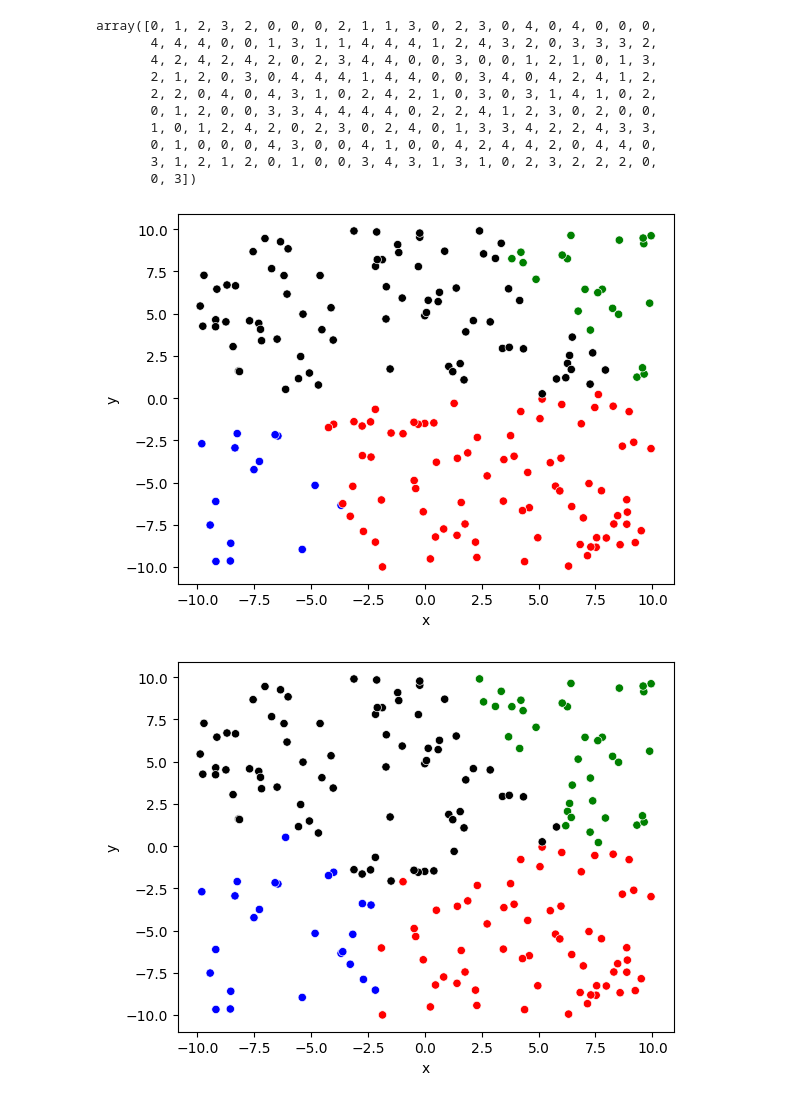
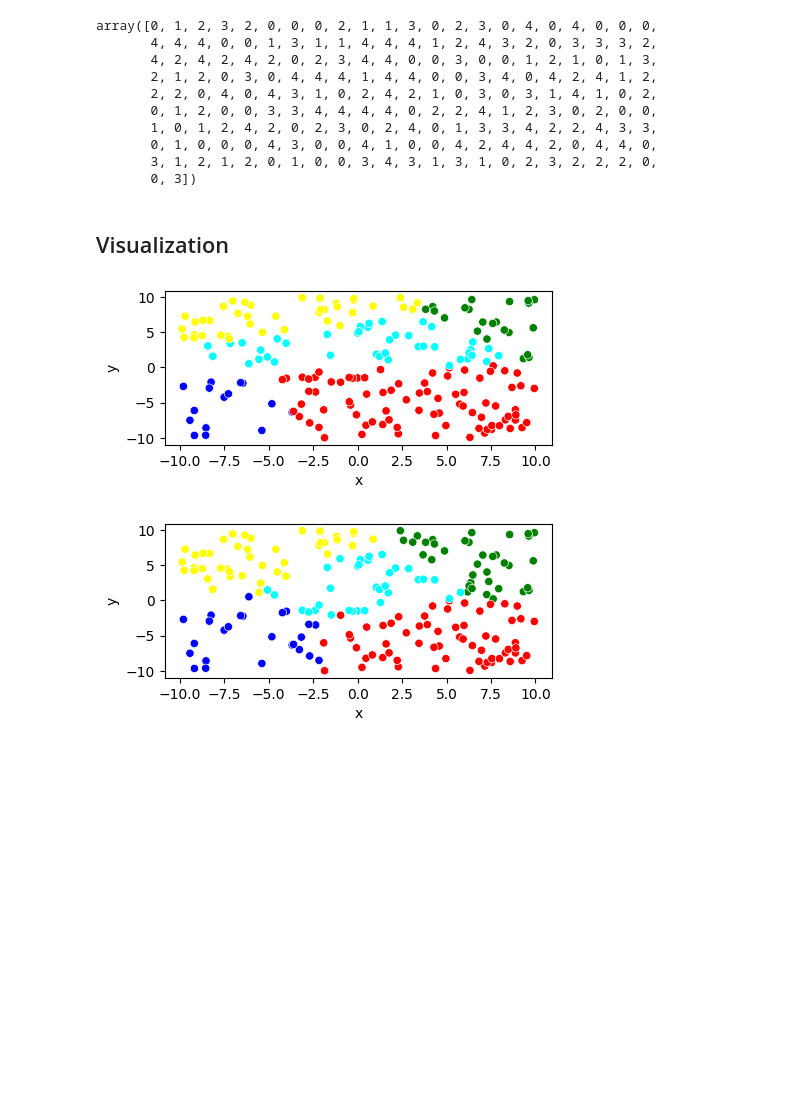
Before and after one commit to intabyu/interview-at, a Jupyter notebook: notebooks/kmeans.ipynb, the cells around one changed output. Cells and saved outputs as stored; diff of their text form; code cells hidden in the pictures; blank space fills up the shorter version.

```diff
--- a/notebooks/kmeans.ipynb
+++ b/notebooks/kmeans.ipynb
@@ -148,8 +149,16 @@ df = pd.DataFrame(data, columns=["x", "y"])
+# %% [markdown]
+## Visualization
+# %%
+# add more colors if you have more than 7 clusters
+colors = {0: "red", 1: "blue", 2: "green", 3: "cyan", 4: "yellow", 5: "orange", 6: "purple"}
+figsize = (5, 2)
 # %%
+# here we display the evolution of labels, we could also want to display centroids with an "X"
+df = pd.DataFrame(data, columns=["x", "y"])
 for i, labels in enumerate(kmeans.labels_history):
-    plt.figure(i)
-    df["val"] = pd.Series(labels).apply(lambda x: colors.get(x, "black"))
-    sns.scatterplot(x=df["x"], y=df["y"], c=df["val"]).plot()
+    plt.figure(i, figsize=figsize)
+    df["color"] = pd.Series(labels).apply(lambda x: colors.get(x, "black"))
+    sns.scatterplot(x=df["x"], y=df["y"], c=df["color"]).plot()
 # %% [output]
-[figure, old version]
+[figure, new version]
-[figure, old version]
+[figure, new version]
```
Also changed, not shown: parts of 4 cells of this notebook.
